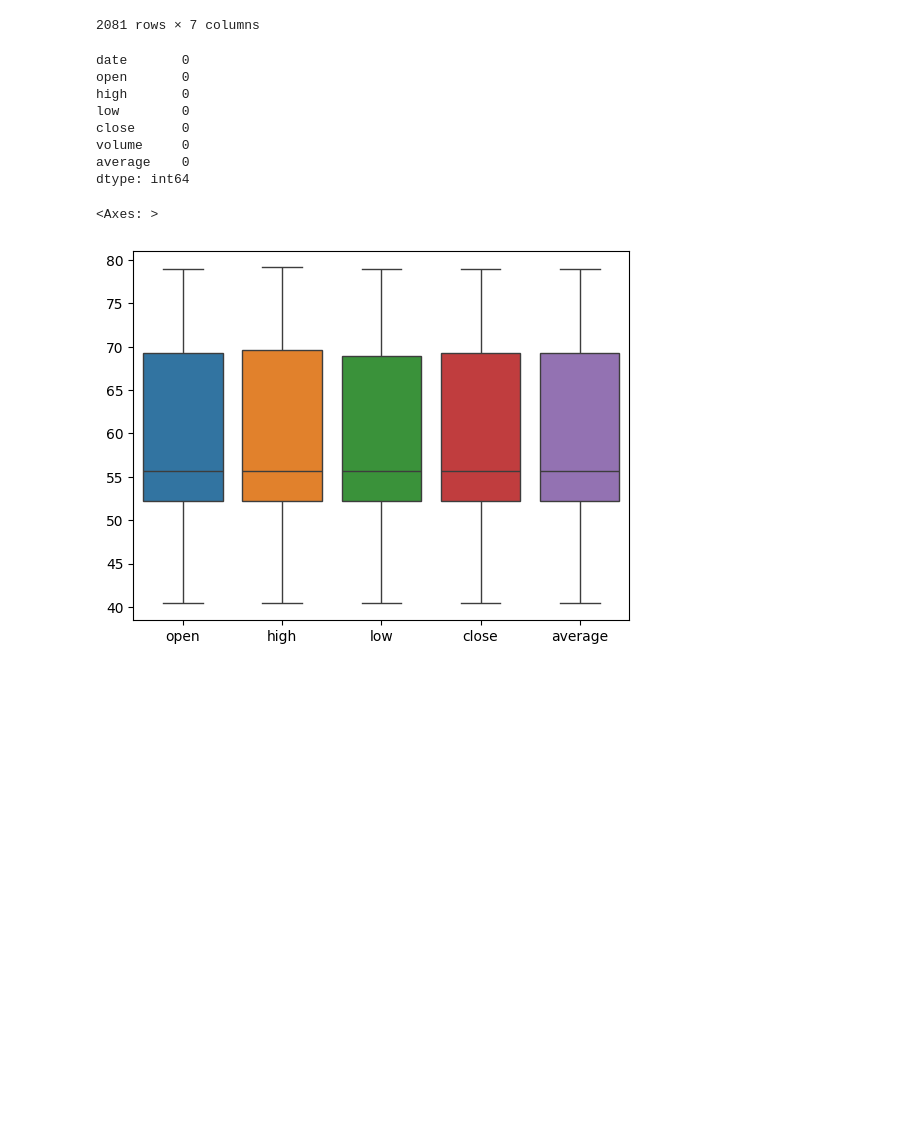
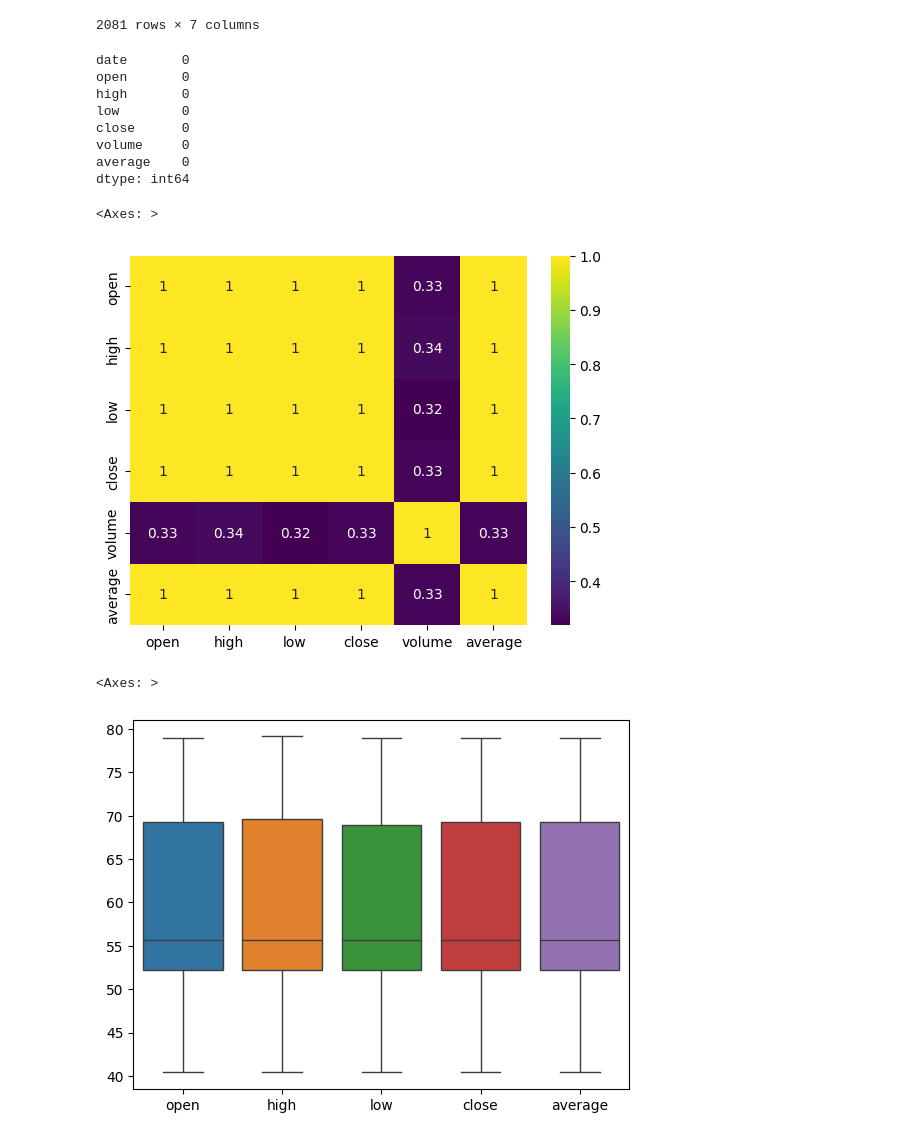
Before and after one commit to DayanaHenao/TalentoTECH, a Jupyter notebook: EDA.ipynb, the cells around one changed output. Saved outputs shown, nothing was run; the diff lists cells and outputs as text; code cells hidden in the pictures; blank space fills up the shorter version.

```diff
--- a/EDA.ipynb
+++ b/EDA.ipynb
@@ -152,6 +157,11 @@ close      0
 volume     0
 average    0
 dtype: int64
+# %%
+sns.heatmap(data=wti_prices.drop(columns=['date']).corr(), annot=True, cmap='viridis')
+# %% [output]
+<Axes: >
+[figure, added]
 # %%
 sns.boxplot(data=wti_prices.drop(columns=['volume', 'date']))
 # %% [output]
```
Also changed, not shown: parts of 1 cell of this notebook.
